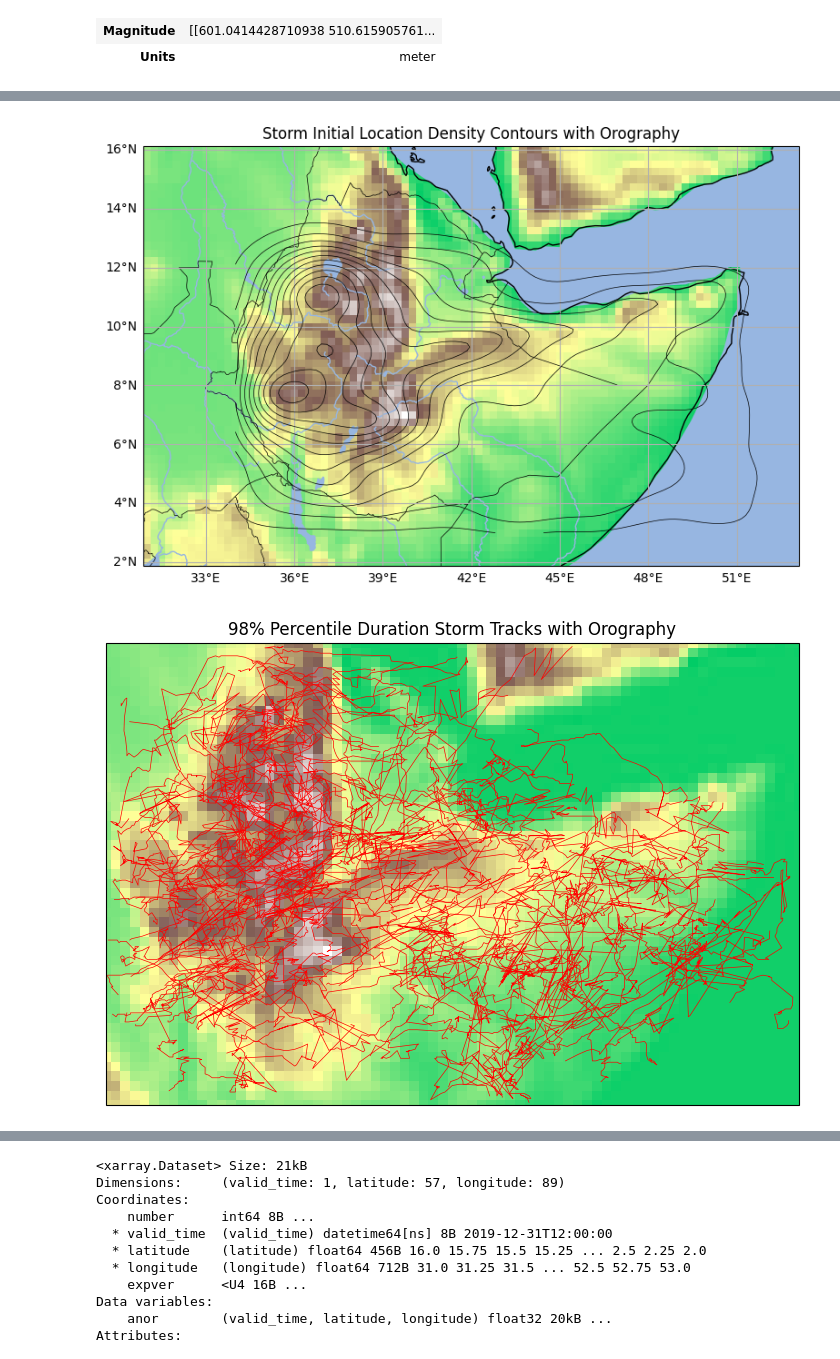
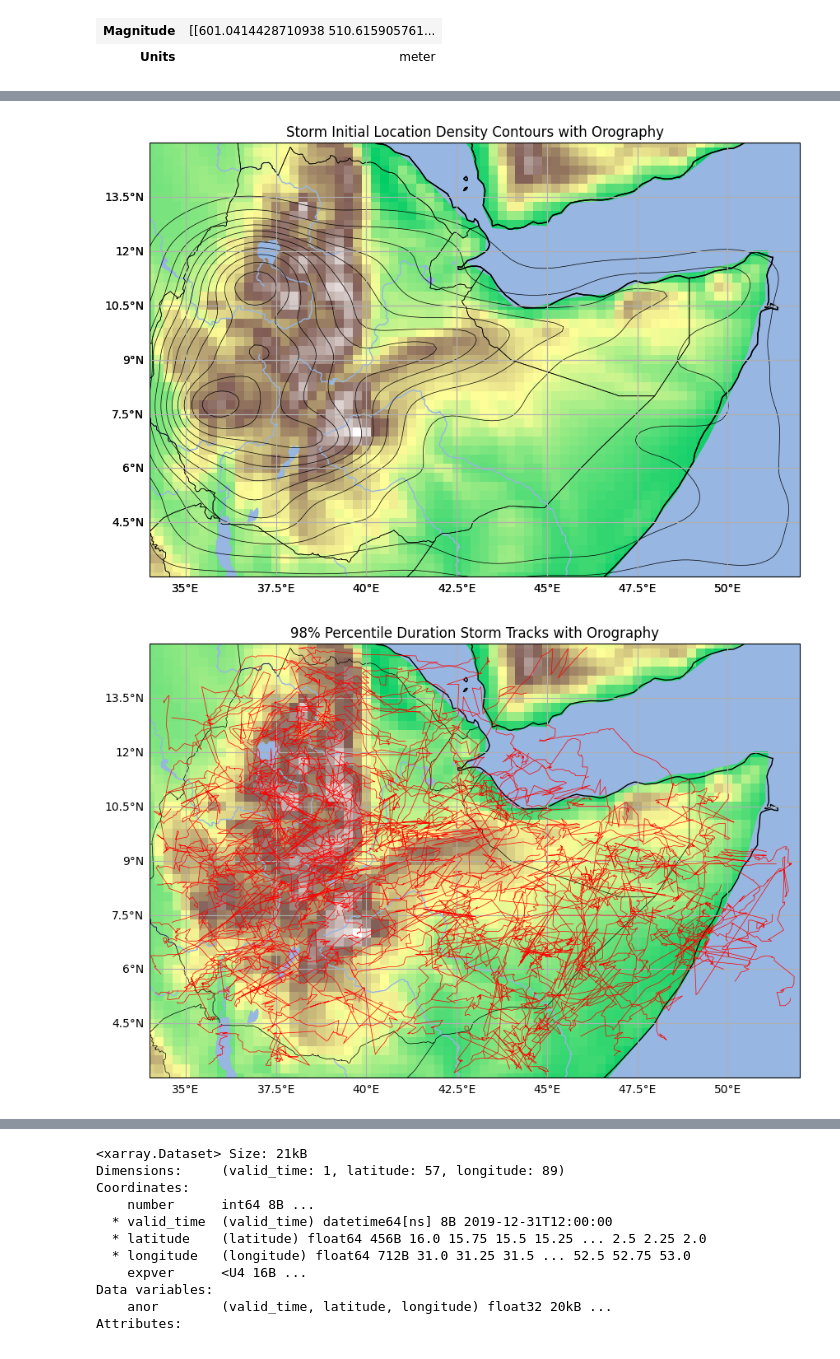
Before and after one commit to seangtkelley/uor-msc-dissertation-xai-african-storms, a Jupyter notebook: src/explore.ipynb, the cells around one changed output, grey strips where cells are left out. Cells and saved outputs as stored; diff of their text form; code cells hidden in the pictures.

Commit message:
finished modifying nb to use plotting funcs

```diff
--- a/src/explore.ipynb
+++ b/src/explore.ipynb
@@ -45,12 +46,9 @@ from utils import processing
 # 2D kernel density estimation
 X, Y, Z = processing.calc_kde(storm_inits["Lon"], storm_inits["Lat"])
 
-assert X.shape == storm_inits["Lon"].shape
-assert Y.shape == storm_inits["Lat"].shape
-
 plt.figure(figsize=(10, 10))
 ax = plotting.init_map()
-plotting.add_borders(ax, color="white")
+plotting.add_borders(ax)
 plotting.add_gridlines(ax)
 
 # add filled contours and contour lines
@@ -109,7 +103,9 @@ from utils import plotting
 import cartopy.crs as ccrs
 
 # create three subplots in one row
-fig, axs = plt.subplots(1, 3, figsize=(15, 5))
+fig, axs = plt.subplots(
+    1, 3, figsize=(15, 5), subplot_kw={"projection": ccrs.PlateCarree()}
+)
 
 # plot the orography
 plotting.init_map(axs[0], extent=config.STORM_DATA_EXTENT)
@@ -131,16 +127,20 @@ axs[0].set_title("Orography (Geopotential Height)")
 
 # plot storm initial locations
 storm_inits = storm_groups.first()
-_, _, Z = processing.calc_kde(storm_inits["Lon"], storm_inits["Lat"])
+storm_inits_x, storm_inits_y, storm_inits_kde = processing.calc_kde(
+    storm_inits["Lon"], storm_inits["Lat"]
+)
 plotting.init_map(axs[1], extent=config.STORM_DATA_EXTENT)
-plotting.plot_kde_map(storm_inits["Lon"], storm_inits["Lat"], Z, ax=axs[1])
+plotting.plot_kde_map(storm_inits_x, storm_inits_y, storm_inits_kde, ax=axs[1])
 axs[1].set_title("Storm Initial Locations")
 
 # plot storm end locations
 storm_ends = storm_groups.last()
-_, _, Z = processing.calc_kde(storm_ends["Lon"], storm_ends["Lat"])
+storm_ends_x, storm_ends_y, storm_ends_kde = processing.calc_kde(
+    storm_ends["Lon"], storm_ends["Lat"]
+)
 plotting.init_map(axs[2], extent=config.STORM_DATA_EXTENT)
-plotting.plot_kde_map(storm_ends["Lon"], storm_ends["Lat"], Z, ax=axs[2])
+plotting.plot_kde_map(storm_ends_x, storm_ends_y, storm_ends_kde, ax=axs[2])
 axs[2].set_title("Storm End Locations")
 
 plotting.save_plot("orography_storm_init_end_kde.png")
@@ -149,70 +149,62 @@ plotting.save_plot("orography_storm_init_end_kde.png")
 # %%
 # superimpose storm initial and end locations on the orography map
-fig, ax = plt.subplots(
-    figsize=(10, 6), subplot_kw={"projection": ccrs.PlateCarree()}
-)
-# ax.set_extent(config.STORM_DATA_EXTENT, crs=ccrs.PlateCarree())
+plt.figure(figsize=(10, 6))
+ax = plotting.init_map(extent=config.STORM_DATA_EXTENT)
 terrain = ax.pcolormesh(
     geop["longitude"],
     geop["latitude"],
     height,
-    cmap=config.TERRAIN_CMAP,
+    cmap=plotting.TERRAIN_CMAP,
     transform=ccrs.PlateCarree(),
 )
-ax.add_feature(
-    cf.NaturalEarthFeature(
-        "physical",
-        "ocean",
-        scale="110m",
-        edgecolor="none",
-        facecolor=cf.COLORS["water"],
-    )
+plotting.add_all_map_features(ax)
+
+# plot storm initial locations kde contours
+plotting.plot_kde_map(
+    storm_inits_x,
+    storm_inits_y,
+    storm_inits_kde,
+    ax=ax,
+    contour_lines_only=True,
 )
-ax.add_feature(cf.LAKES, color=cf.COLORS["water"])
-ax.add_feature(cf.RIVERS, color=cf.COLORS["water"])
+
 ax.set_title("Storm Initial Location Density Contours with Orography")
-# plot storm initial locations
-plotting.plot_kde_map(
-    storm_inits["Lon"], storm_inits["Lat"], ax=ax, contour_lines_only=True
-)
-plt.savefig(config.FIGURES_DIR / "orography_storm_init_locations.png")
-plt.show()
+plotting.save_plot("orography_storm_init_locations.png")
 # %% [output]
-[figure, old version]
+[figure, new version]
 # %%
 # plot storm tracks as lines on the orography map
-fig, ax = plt.subplots(
-    figsize=(10, 6), subplot_kw={"projection": ccrs.PlateCarree()}
-)
-ax.set_extent(config.STORM_DATA_EXTENT, crs=ccrs.PlateCarree())
+plt.figure(figsize=(10, 6))
+ax = plotting.init_map(extent=config.STORM_DATA_EXTENT)
 terrain = ax.pcolormesh(
     geop["longitude"],
     geop["latitude"],
     height,
-    cmap=config.TERRAIN_CMAP,
+    cmap=plotting.TERRAIN_CMAP,
     transform=ccrs.PlateCarree(),
 )
-ax.set_title("98% Percentile Duration Storm Tracks with Orography")
+plotting.add_all_map_features(ax)
 
 # plot storm tracks
 # storm_ids = np.array(list(storm_groups.groups.keys()))
 # storm_ids_sampled = np.random.choice(
 #     storm_ids, size=int(0.1 * len(storm_ids)), replace=False
 # )
 # sampled_df = df[df["Storm"].isin(storm_ids_sampled)]
 life_p95 = df["duration_hr"].quantile(0.98)
 sampled_df = df[df["duration_hr"] >= life_p95].copy()
 for storm, group in sampled_df.groupby("Storm"):
     ax.plot(
         group["Lon"],
         group["Lat"],
         color="red",
         linewidth=0.5,
         transform=ccrs.PlateCarree(),
     )
-plt.savefig(config.FIGURES_DIR / "orography_storm_tracks_p98_duration.png")
-plt.show()
+
+ax.set_title("98% Percentile Duration Storm Tracks with Orography")
+plotting.save_plot("orography_storm_tracks_p98_duration.png")
 # %% [output]
-[figure, old version]
+[figure, new version]
 # %%
 # plot storm tracks as lines on the orography map
```
Also changed, not shown: parts of 7 cells of this notebook, 6 other files.
